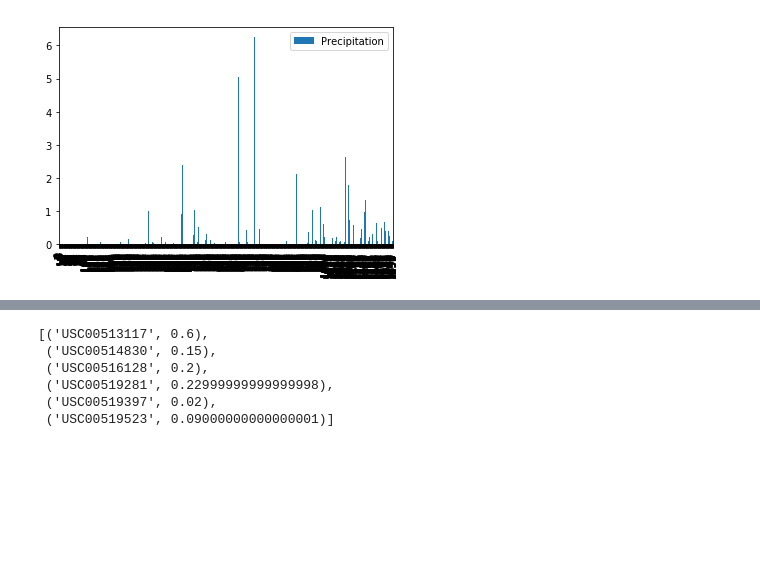
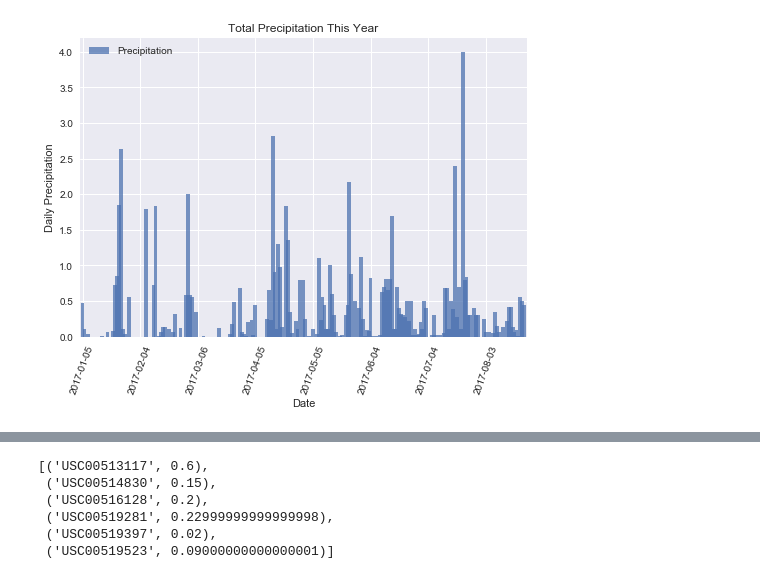
Before and after one commit to mmclaughlin87/hawaii_weather_analysis, a Jupyter notebook: climate_analysis.ipynb, the cells around one changed output, grey strips where cells are left out. Saved outputs shown, nothing was run; the diff lists cells and outputs as text; code cells hidden in the pictures; blank space fills up the shorter version.

```diff
--- a/climate_analysis.ipynb
+++ b/climate_analysis.ipynb
@@ -19,18 +20,23 @@ Station = Base.classes.station
 
 session = Session(engine)
 # %%
-# plot last year's worth of precipitation
-
+# plot the last year's worth of precipitation
 current_datetime = datetime.datetime.now()
 year = datetime.timedelta(days=365)
 year_ago = current_datetime - year
 
-recent_prcp = session.query(Measurement.date, Measurement.prcp).filter(Measurement.date > year_ago).all()
+recent_prcp = session.query(Measurement.date, Measurement.prcp).\
+    filter(Measurement.date > year_ago).group_by(Measurement.date).all()
 
 prcp_df = pd.DataFrame.from_records(recent_prcp, columns=['Date','Precipitation'])
+prcp_df = prcp_df.set_index("Date")
+xticks = prcp_df.index.values[::30]
+tick_locations = range(len(prcp_df["Precipitation"]))[::30]
+prcp_df.plot(kind='bar', width=2, alpha=0.75)
+plt.xticks(tick_locations, xticks, rotation=70)
+plt.ylabel("Daily Precipitation")
+plt.title("Total Precipitation This Year")
+plt.show()
+# %% [output]
+[figure, added]
-# %%
-prcp_df.plot(kind='bar')
-plt.show()
-# %% [output]
-[figure, removed]
 # %%
```
Also changed, not shown: parts of 8 cells of this notebook, 4 other files.
